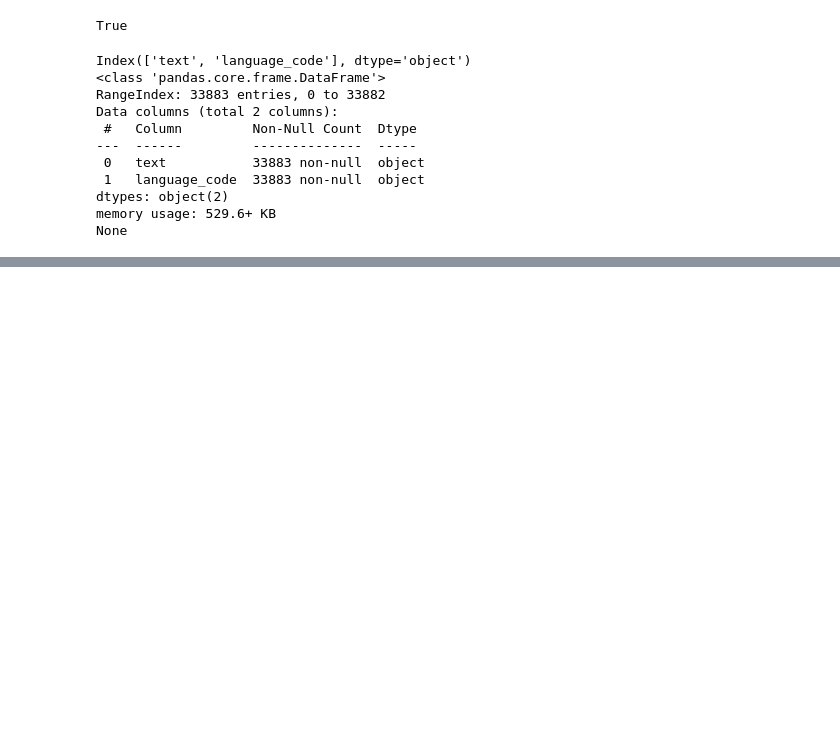
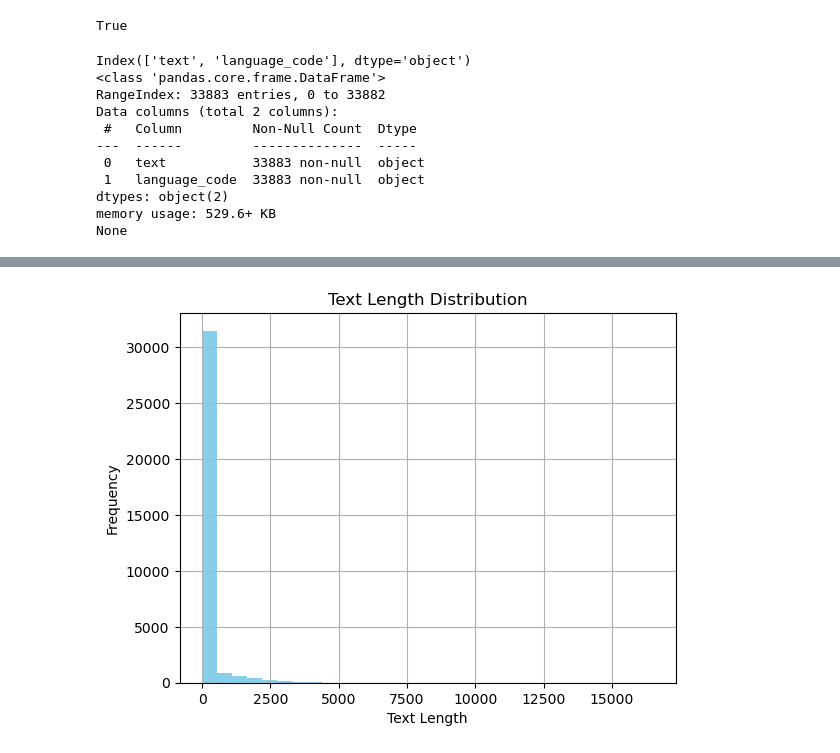
Before and after one commit to cc231002/STMLproject, a Jupyter notebook: Sample1.ipynb, the cells around one changed output, grey strips where cells are left out. Saved outputs shown, nothing was run; the diff lists cells and outputs as text; code cells hidden in the pictures; blank space fills up the shorter version.

```diff
--- a/Sample1.ipynb
+++ b/Sample1.ipynb
@@ -153,0 +205,9 @@ Index(['text', 'language_code', 'text_cleaned', 'text_cleaned_tokens'], dtype='o
+# %%
+data['text_length'] = data['cleaned_text'].apply(len)
+data['text_length'].hist(color='skyblue', bins=30)
+plt.title('Text Length Distribution')
+plt.xlabel('Text Length')
+plt.ylabel('Frequency')
+plt.show()
+# %% [output]
+[figure, added]
```
Also changed, not shown: parts of 9 cells of this notebook, 3 other files.
